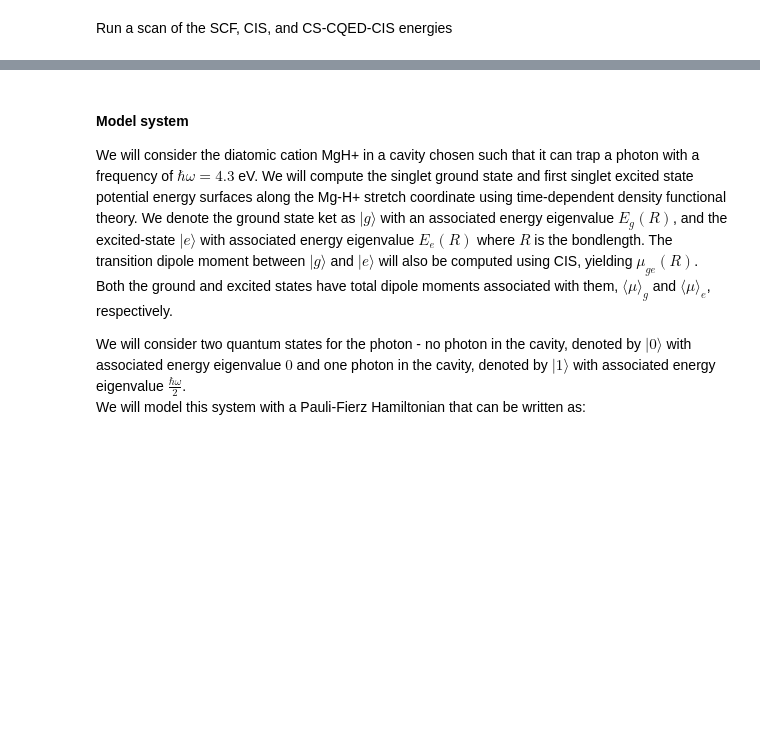
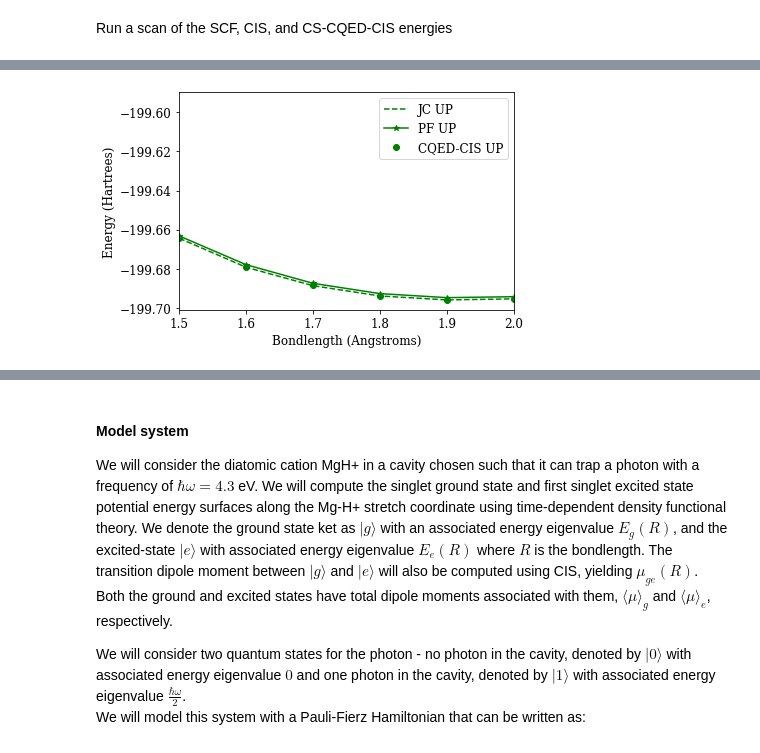
Before and after one commit to FoleyLab/SCF, a Jupyter notebook: polaritonic_and_more/mgh_exploration.ipynb, the cells around one changed output, grey strips where cells are left out. Cells and saved outputs as stored; diff of their text form; code cells hidden in the pictures; blank space fills up the shorter version.

```diff
--- a/polaritonic_and_more/mgh_exploration.ipynb
+++ b/polaritonic_and_more/mgh_exploration.ipynb
@@ -108,7 +143,7 @@ symmetry c1
 1 1"""
 
 # options dict
-options_dict = {'basis': 'sto-3g',
+options_dict = {'basis': 'cc-pVDZ',
                'save_jk': True,
                'scf_type' : 'pk'}
 
@@ -192,0 +259,25 @@ Psi4  SCF energy: -197.24675257 hartree
+# %%
+from matplotlib import pyplot as plt
+from matplotlib import cm
+from matplotlib import rcParams
+
+
+rcParams['font.family'] = 'serif'
+rcParams['font.size'] = 12
+
+#plt.plot(r_array, cis_energy_array[0,:]+om, 'red', label='X,1')
+#plt.plot(r_array, cis_energy_array[1,:], 'blue', label='A,0')
+#plt.plot(r_array, jc[0,:], 'b--', label="JC LP")
+plt.plot(r_array, jc[1,:], 'g--', label="JC UP")
+#plt.plot(r_array, pf[1,:], 'b-*', label="PF LP")
+plt.plot(r_array, pf[2,:], 'g-*', label="PF UP")
+#plt.plot(r_array, cqed_cis_energy_array[1,:], 'bo', label="CQED-CIS LP")
+plt.plot(r_array, cqed_cis_energy_array[2,:], 'go', label="CQED-CIS UP")
+
+plt.xlabel("Bondlength (Angstroms)")
+plt.ylabel("Energy (Hartrees)")
+plt.legend()
+#plt.savefig("mghplus_stretch.eps")
+plt.show()
+# %% [output]
+[figure, added]
```
Also changed, not shown: parts of 9 cells of this notebook, 11 other files.
